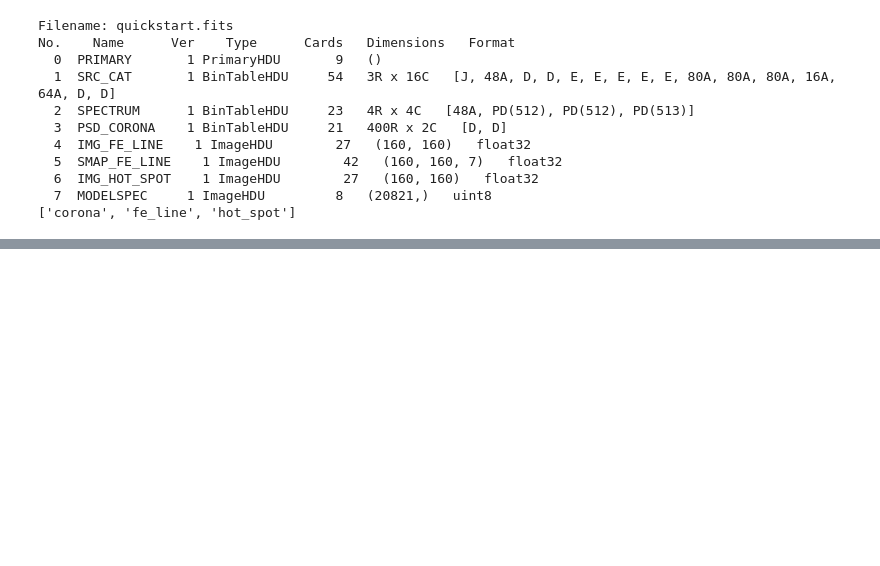
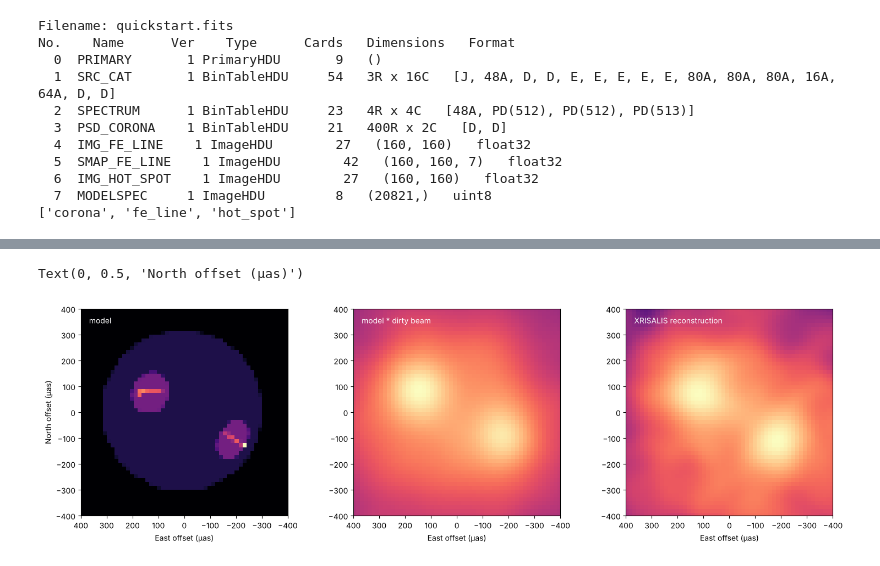
Before and after one commit to X-ray-interferometry/xrimodel, a Jupyter notebook: notebooks/01_quickstart.ipynb, the cells around one changed output, grey strips where cells are left out. Saved outputs shown, nothing was run; the diff lists cells and outputs as text; code cells hidden in the pictures; blank space fills up the shorter version.

```diff
--- a/notebooks/01_quickstart.ipynb
+++ b/notebooks/01_quickstart.ipynb
@@ -196,0 +190,16 @@ fig.tight_layout()
+# %%
+import warnings
+from importlib.resources import files
+
+import numpy as np
+import matplotlib.pyplot as plt
+from matplotlib.colors import PowerNorm
+from scipy.signal import fftconvolve
+
+import xrimodel as xm
+from xrimodel.engine import Loop, Scene, Sphere, System3D
+import xrisalis as xs
+from xrisalis.io import ARF, RMF
+
+resp = files("xrisalis") / "data" / "responses"
+arf, rmf = ARF.read(str(resp / "arf_10bl.fits")), RMF.read(str(resp / "rmf.fits"))
@@ -196,0 +286,25 @@ fig.tight_layout()
+# %%
+n = img.shape[0]
+pix = span / n
+c = (np.arange(n) - n / 2) * pix                     # reconstruction pixel centres (uas, East = +)
+xc, yc = grid.centres()
+# resample the model onto the reconstruction grid (nearest model pixel)
+ix = np.clip(np.round((grid.nx / 2 - 0.5) - c / grid.scale).astype(int), 0, grid.nx - 1)
+iy = np.clip(np.round(c / grid.scale + grid.ny / 2 - 0.5).astype(int), 0, grid.ny - 1)
+true_r = true[np.ix_(iy, ix)]
+conv = fftconvolve(true_r, psf / psf.max(), mode="same")   # (the beam integrates to ~0)
+
+fig, ax = plt.subplots(1, 3, figsize=(15, 4.4), constrained_layout=True)
+hr = span / 2
+for a, im_, lab in [(ax[0], true_r, "model"), (ax[1], conv, "model * dirty beam"),
+                    (ax[2], img, "XRISALIS reconstruction")]:
+    a.imshow(np.clip(im_ / im_.max(), 0, None), origin="lower", extent=[-hr, hr, -hr, hr],
+             cmap="magma", norm=PowerNorm(0.4, vmin=0, vmax=1))
+    a.invert_xaxis()
+    a.set_xlim(400, -400); a.set_ylim(-400, 400)
+    a.text(0.04, 0.93, lab, transform=a.transAxes, color="w")
+    a.set_xlabel("East offset (µas)")
+ax[0].set_ylabel("North offset (µas)")
+# %% [output]
+Text(0, 0.5, 'North offset (µas)')
+[figure, added]
```
Also changed, not shown: parts of 21 cells of this notebook, 13 other files.
